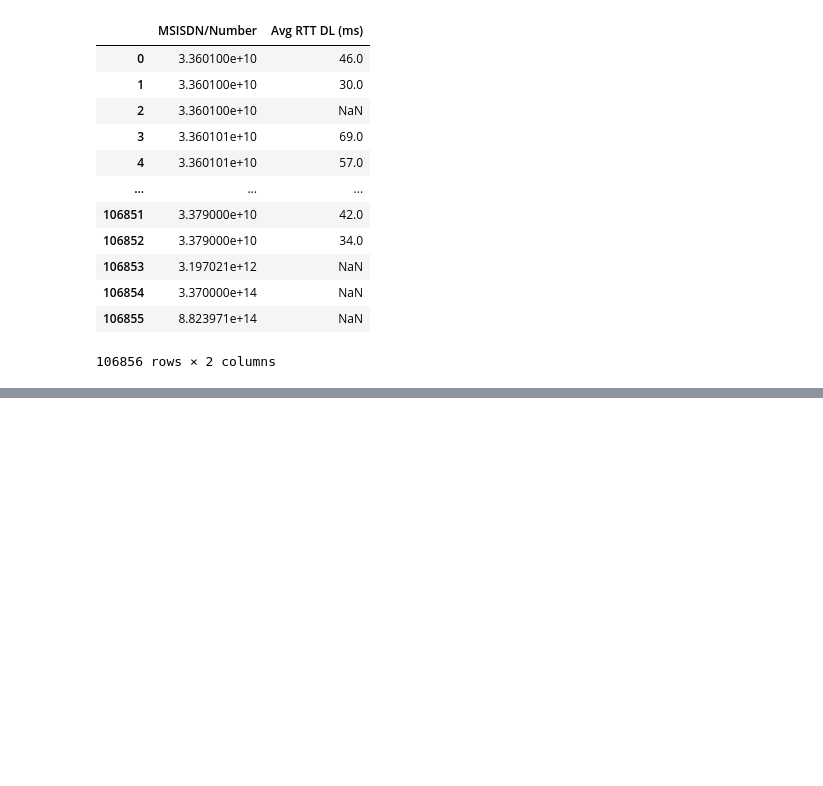
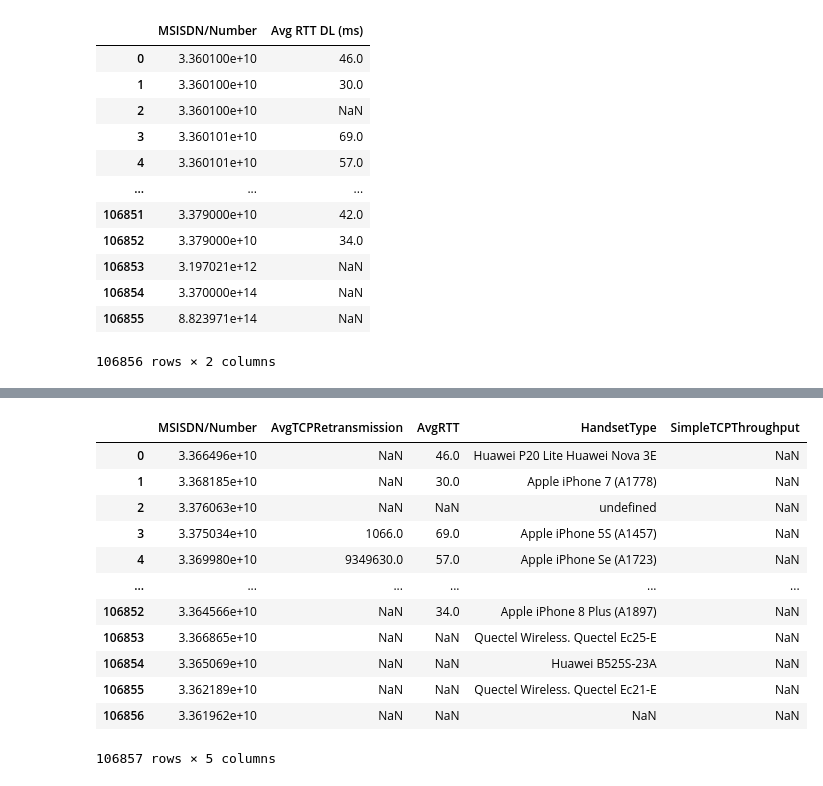
Before and after one commit to HabtamuFeyera/TellComm_Analysis, a Jupyter notebook: myModularization.ipynb, the cells around one changed output, grey strips where cells are left out. Drawn from its saved outputs; the diff is of its cells as text; code cells hidden in the pictures; blank space fills up the shorter version.

```diff
--- a/myModularization.ipynb
+++ b/myModularization.ipynb
@@ -160,0 +197,16 @@ user_experience_analysis.aggregate_average_rtt()
+# %%
+user_experience_analysis.perform_user_experience_analysis()
+# %% [output]
+|  | MSISDN/Number | AvgTCPRetransmission | AvgRTT | HandsetType | SimpleTCPThroughput |
+| 0 | 3.366496e+10 | NaN | 46.0 | Huawei P20 Lite Huawei Nova 3E | NaN |
+| 1 | 3.368185e+10 | NaN | 30.0 | Apple iPhone 7 (A1778) | NaN |
+| 2 | 3.376063e+10 | NaN | NaN | undefined | NaN |
+| 3 | 3.375034e+10 | 1066.0 | 69.0 | Apple iPhone 5S (A1457) | NaN |
+| 4 | 3.369980e+10 | 9349630.0 | 57.0 | Apple iPhone Se (A1723) | NaN |
+| ... | ... | ... | ... | ... | ... |
+| 106852 | 3.364566e+10 | NaN | 34.0 | Apple iPhone 8 Plus (A1897) | NaN |
+| 106853 | 3.366865e+10 | NaN | NaN | Quectel Wireless. Quectel Ec25-E | NaN |
+| 106854 | 3.365069e+10 | NaN | NaN | Huawei B525S-23A | NaN |
+| 106855 | 3.362189e+10 | NaN | NaN | Quectel Wireless. Quectel Ec21-E | NaN |
+| 106856 | 3.361962e+10 | NaN | NaN | NaN | NaN |
+106857 rows × 5 columns
```
Also changed, not shown: parts of 7 cells of this notebook.
